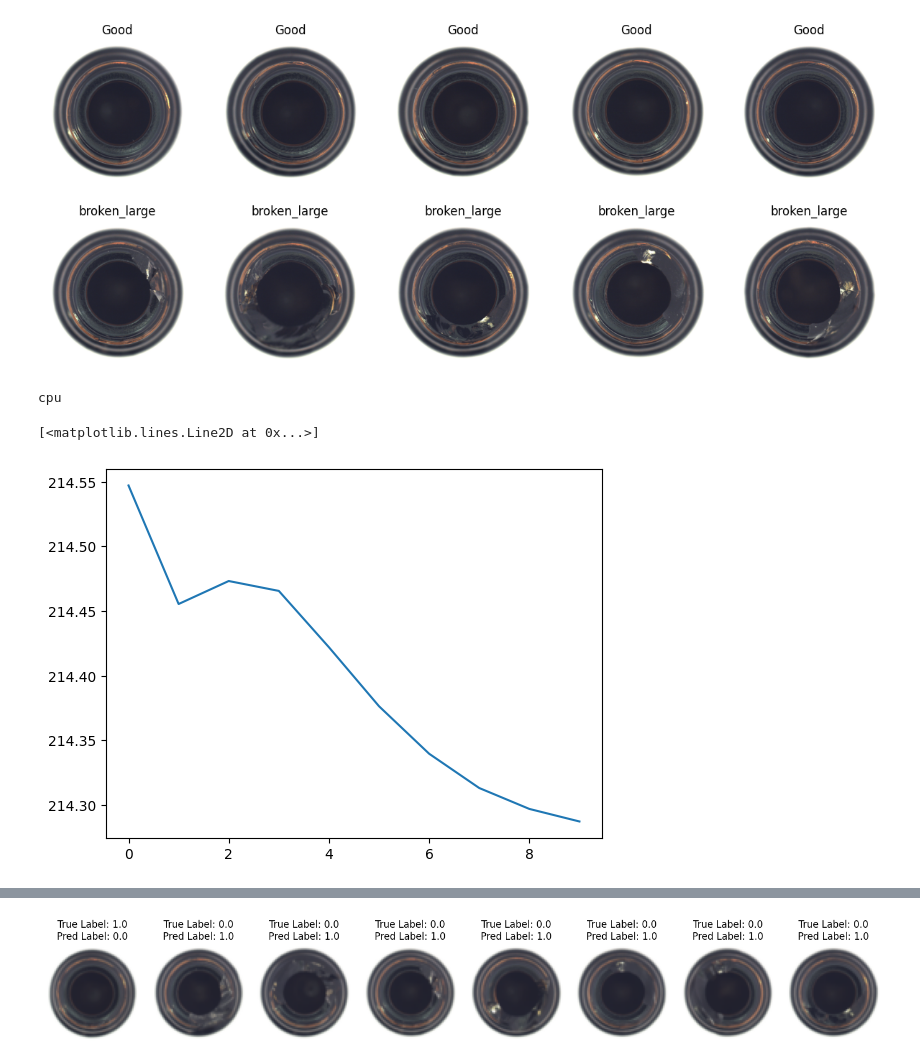
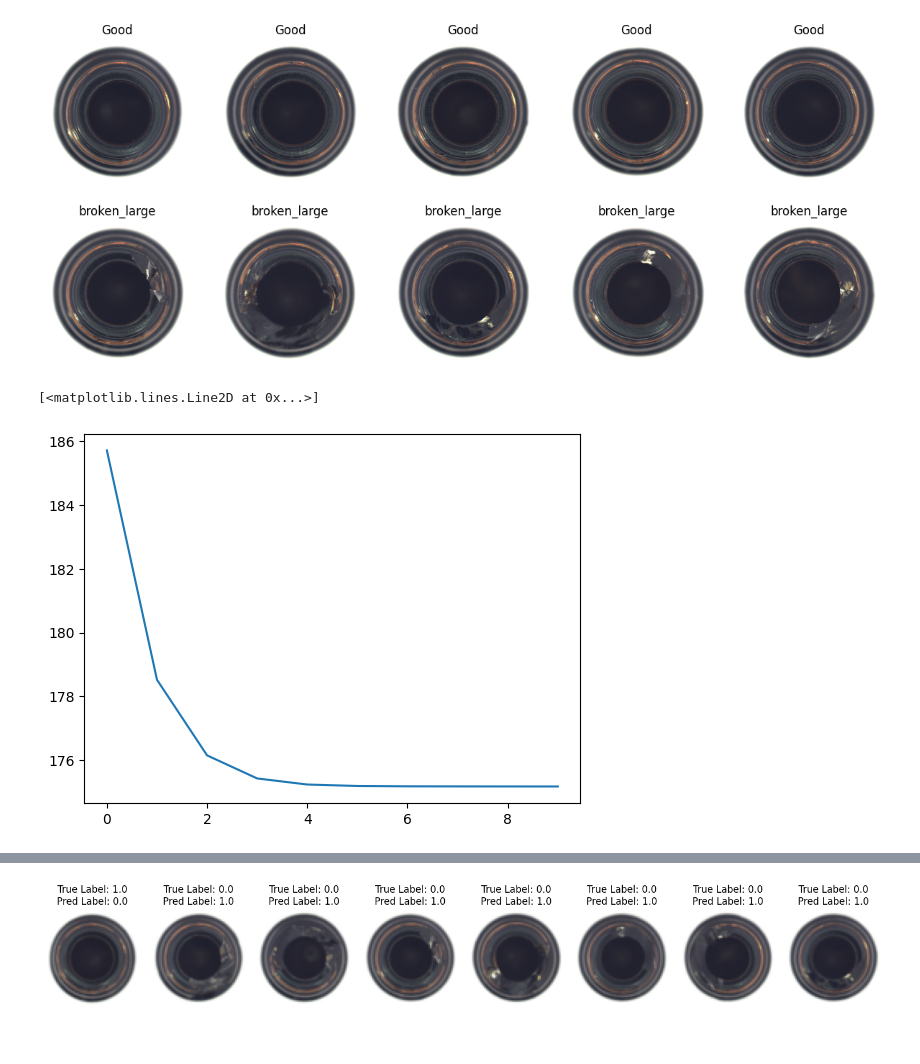
Before and after one commit to xZenshin/Anomaly-Detection, a Jupyter notebook: Anomaly_Detector_3000.ipynb, the cells around one changed output, grey strips where cells are left out. Cells and saved outputs as stored; diff of their text form; code cells hidden in the pictures.

```diff
--- a/Anomaly_Detector_3000.ipynb
+++ b/Anomaly_Detector_3000.ipynb
@@ -141,17 +414,32 @@ class MVTecDataset(Dataset):
+# %%
+# Path to 'good' training images for bottle category
+path = "bottle/bottle/"
+
+
+transform = transforms.Compose([
+    transforms.Resize((32, 32)),
+    transforms.ToTensor(),
+    transforms.Grayscale(num_output_channels=1),
+    #transforms.Normalize(0.5, 0.5)
+])
+
+train_dataset = MVTecDataset(path, transform, is_train=True)
+train_loader = DataLoader(train_dataset, batch_size=8, shuffle=True)
+
+test_dataset = MVTecDataset(path, transform, is_train=False)
+test_loader = DataLoader(test_dataset, batch_size=8, shuffle=True)
+
+
+device = torch.device("cuda" if torch.cuda.is_available() else "cpu")
+LR = 0.001
+_lambda = 0.001
 # %%
-# Path to 'good' training images for bottle category
-path = "bottle/bottle/"
 
+ae = AutoEncoder().to(device)
+optimizer = optim.Adam(ae.parameters(), lr=LR)
 
-transform = transforms.Compose([
-    transforms.Resize((32, 32)),
-    transforms.ToTensor(),
-    transforms.Grayscale(num_output_channels=1),
-    transforms.Normalize((0.5), (0.5))
-])
-
-train_dataset = MVTecDataset(path, transform, is_train=True)
-train_loader = DataLoader(train_dataset, batch_size=16, shuffle=True)
-
-test_dataset = MVTecDataset(path, transform, is_train=False)
-test_loader = DataLoader(test_dataset, batch_size=16, shuffle=True)
+losses = train_autoencoder(ae, train_loader, num_epochs=10, learning_rate=LR, device=device, l2_lambda=_lambda)
+plt.plot(losses)
+# %% [output]
+[<matplotlib.lines.Line2D at 0x...>]
+[figure, added]
@@ -194,16 +446 @@ def ssim_loss(original, recon, device='cpu'):
-# %%
-
-device = torch.device("cuda" if torch.cuda.is_available() else "cpu")
-print(device)
-LR = 0.001
-_lambda = 0.00001
-ae = AutoEncoder().to(device)
-optimizer = optim.Adam(ae.parameters(), lr=LR)
-
-losses = train_autoencoder(ae, train_loader, num_epochs=10, learning_rate=LR, device=device, l2_lambda=_lambda)
-plt.plot(losses)
-# %% [output]
-cpu
-[<matplotlib.lines.Line2D at 0x...>]
-[figure, removed]
 # %%
```
Also changed, not shown: parts of 15 cells of this notebook.
